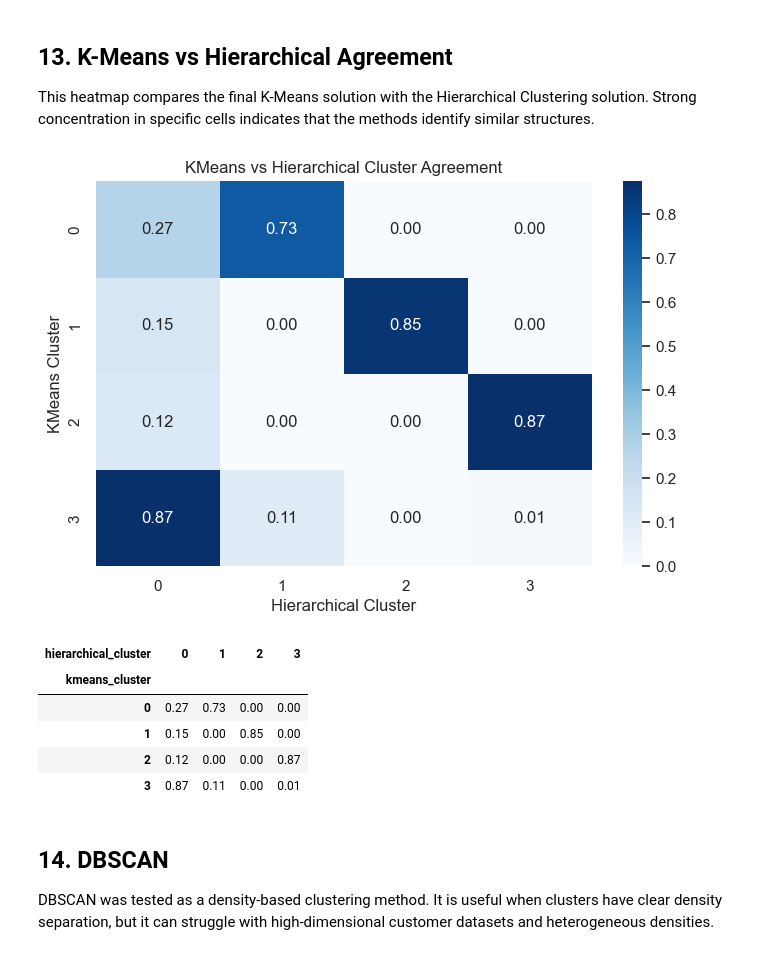
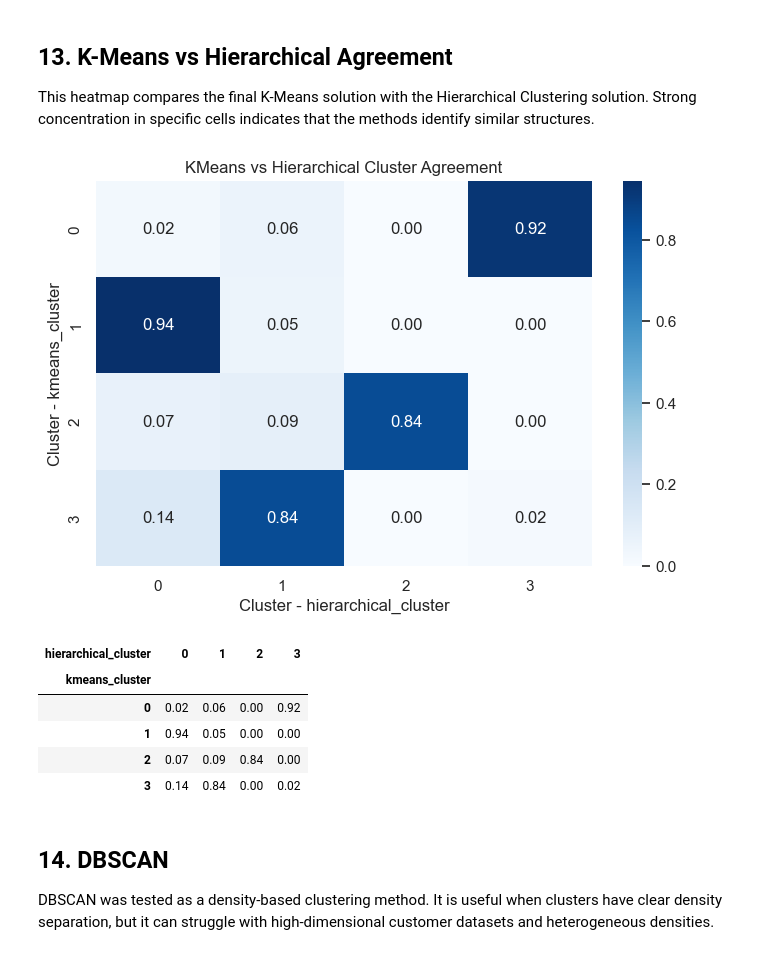
Before and after one commit to CarlotaMarto/CostumerSegP_MLII, a Jupyter notebook: clustering/clustering.ipynb, the cells around one changed output. Cells and saved outputs as stored; diff of their text form; code cells hidden in the pictures.

```diff
--- a/clustering/clustering.ipynb
+++ b/clustering/clustering.ipynb
@@ -463,0 +304,21 @@ Name: count, dtype: int64
+# %%
+hier_results = clu.run_hierarchical_clustering(X, n_clusters=4, linkage_method="ward")
+
+hier_labels = hier_results["labels"]
+hier_model = hier_results["model"]
+hier_metrics = hier_results["metrics"]
+hier_distribution = hier_results["cluster_distribution"]
+
+customer_info_hier = df.copy()
+customer_info_hier["hierarchical_cluster"] = hier_labels
+
+print("Cluster distribution:")
+print(hier_distribution)
+
+hier_metrics
+
+_ = clu.plot_pca_clusters(
+    X,
+    hier_labels,
+    title="PCA Visualization - Hierarchical k=4"
+)
@@ -486,33 +347,22 @@ Explained variance with 2 components: 0.3372
 
 This heatmap compares the final K-Means solution with the Hierarchical Clustering solution. Strong concentration in specific cells indicates that the methods identify similar structures.
 # %%
-cluster_agreement = pd.crosstab(
-    customer_info_kmeans["kmeans_cluster"],
-    customer_info_hier["hierarchical_cluster"],
-    normalize="index"
+cluster_agreement = clu.plot_cluster_agreement_heatmap(
+    customer_info_kmeans.assign(hierarchical_cluster=hier_labels),
+    col1="kmeans_cluster",
+    col2="hierarchical_cluster",
+    title="KMeans vs Hierarchical Cluster Agreement"
 )
 
-plt.figure(figsize=(8, 5))
-sns.heatmap(
-    cluster_agreement,
-    annot=True,
-    cmap="Blues",
-    fmt=".2f"
-)
-plt.title("KMeans vs Hierarchical Cluster Agreement")
-plt.xlabel("Hierarchical Cluster")
-plt.ylabel("KMeans Cluster")
-plt.show()
-
 cluster_agreement.round(2)
 # %% [output]
-[figure, old version]
+[figure, new version]
 | hierarchical_cluster | 0 | 1 | 2 | 3 |
 | kmeans_cluster |  |  |  |  |
-| 0 | 0.27 | 0.73 | 0.00 | 0.00 |
-| 1 | 0.15 | 0.00 | 0.85 | 0.00 |
-| 2 | 0.12 | 0.00 | 0.00 | 0.87 |
-| 3 | 0.87 | 0.11 | 0.00 | 0.01 |
+| 0 | 0.02 | 0.06 | 0.00 | 0.92 |
+| 1 | 0.94 | 0.05 | 0.00 | 0.00 |
+| 2 | 0.07 | 0.09 | 0.84 | 0.00 |
+| 3 | 0.14 | 0.84 | 0.00 | 0.02 |
 # %% [markdown]
 ## 14. DBSCAN
 
```
Also changed, not shown: parts of 31 cells of this notebook, 1 other file.
